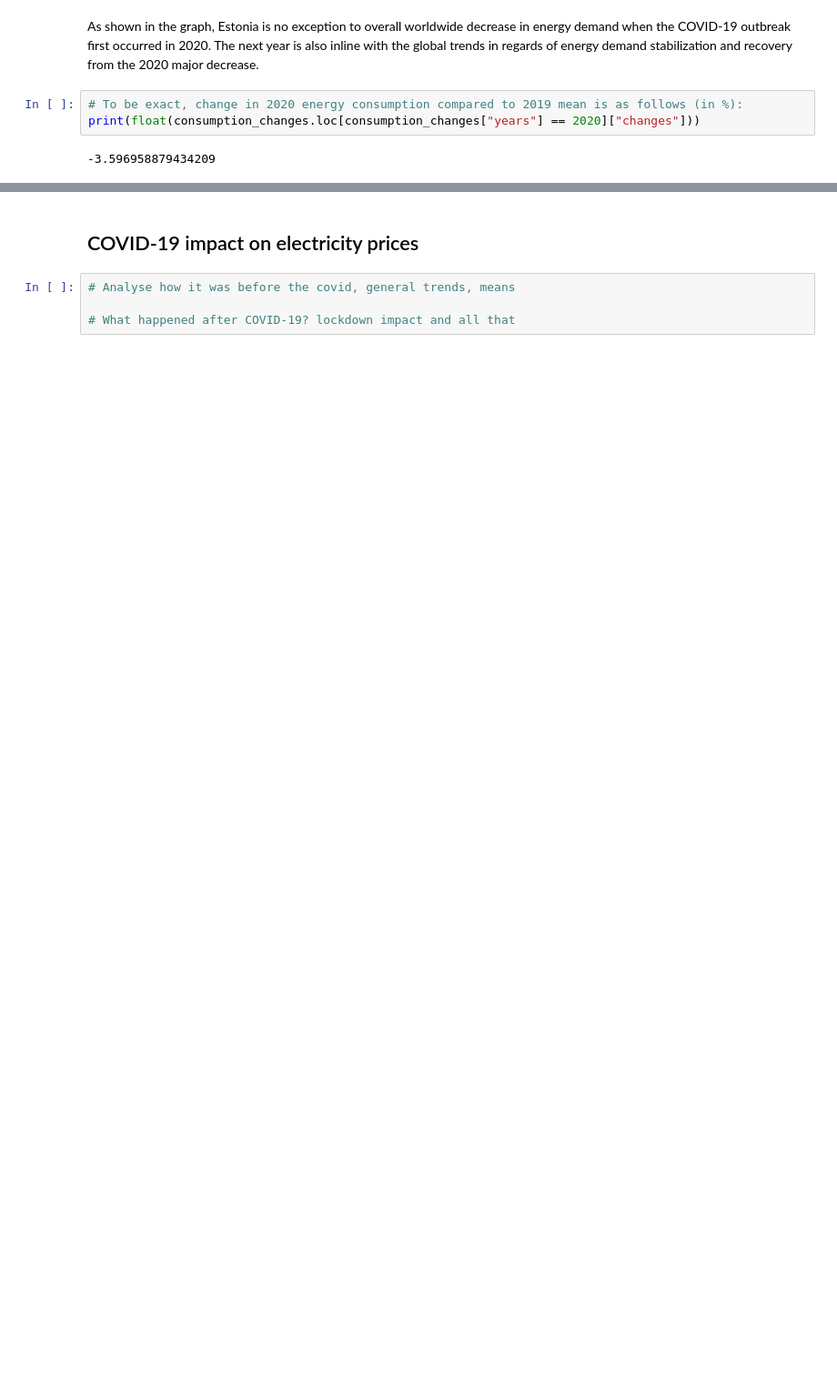
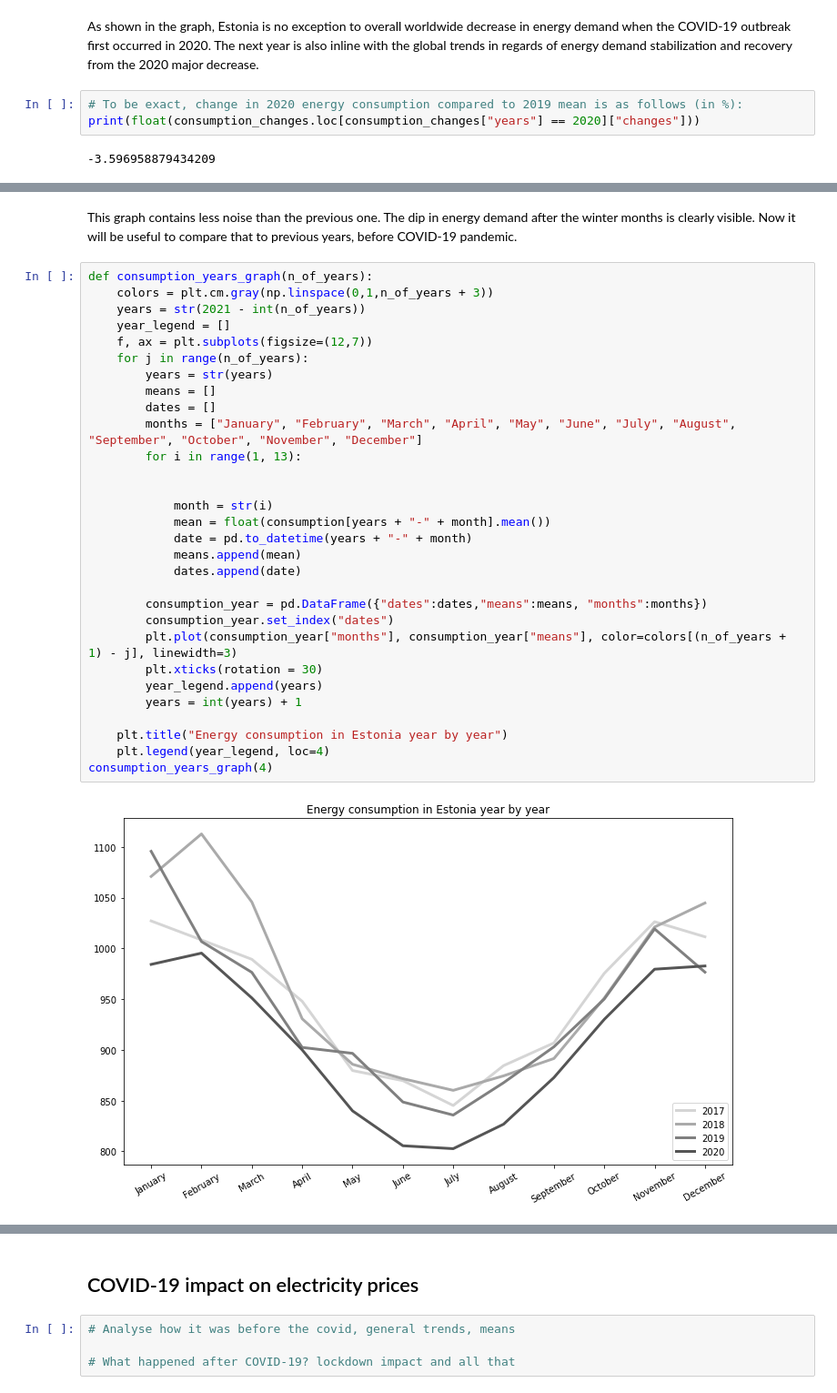
Before and after one commit to Rikuklane/D4-Electricity-Prices, a Jupyter notebook: visualization/covid_impact_on_electricity_prices.ipynb, the cells around one changed output, grey strips where cells are left out. Shown at 91% size. Saved outputs shown, nothing was run; the diff lists cells and outputs as text; blank space fills up the shorter version.

```diff
--- a/visualization/covid_impact_on_electricity_prices.ipynb
+++ b/visualization/covid_impact_on_electricity_prices.ipynb
@@ -85,0 +163,34 @@ print(float(consumption_changes.loc[consumption_changes["years"] == 2020]["chang
+# %% [markdown]
+This graph contains less noise than the previous one. The dip in energy demand after the winter months is clearly visible. Now it will be useful to compare that to previous years, before COVID-19 pandemic.
+# %%
+def consumption_years_graph(n_of_years):
+    colors = plt.cm.gray(np.linspace(0,1,n_of_years + 3))
+    years = str(2021 - int(n_of_years))
+    year_legend = []
+    f, ax = plt.subplots(figsize=(12,7))
+    for j in range(n_of_years):
+        years = str(years)
+        means = []
+        dates = []
+        months = ["January", "February", "March", "April", "May", "June", "July", "August", "September", "October", "November", "December"]
+        for i in range(1, 13):
+
+
+            month = str(i)
+            mean = float(consumption[years + "-" + month].mean())
+            date = pd.to_datetime(years + "-" + month)
+            means.append(mean)
+            dates.append(date)
+
+        consumption_year = pd.DataFrame({"dates":dates,"means":means, "months":months})
+        consumption_year.set_index("dates")
+        plt.plot(consumption_year["months"], consumption_year["means"], color=colors[(n_of_years + 1) - j], linewidth=3)
+        plt.xticks(rotation = 30)
+        year_legend.append(years)
+        years = int(years) + 1
+
+    plt.title("Energy consumption in Estonia year by year")
+    plt.legend(year_legend, loc=4)
+consumption_years_graph(4)
+# %% [output]
+[figure, added]
```
Also changed, not shown: parts of 11 cells of this notebook.
